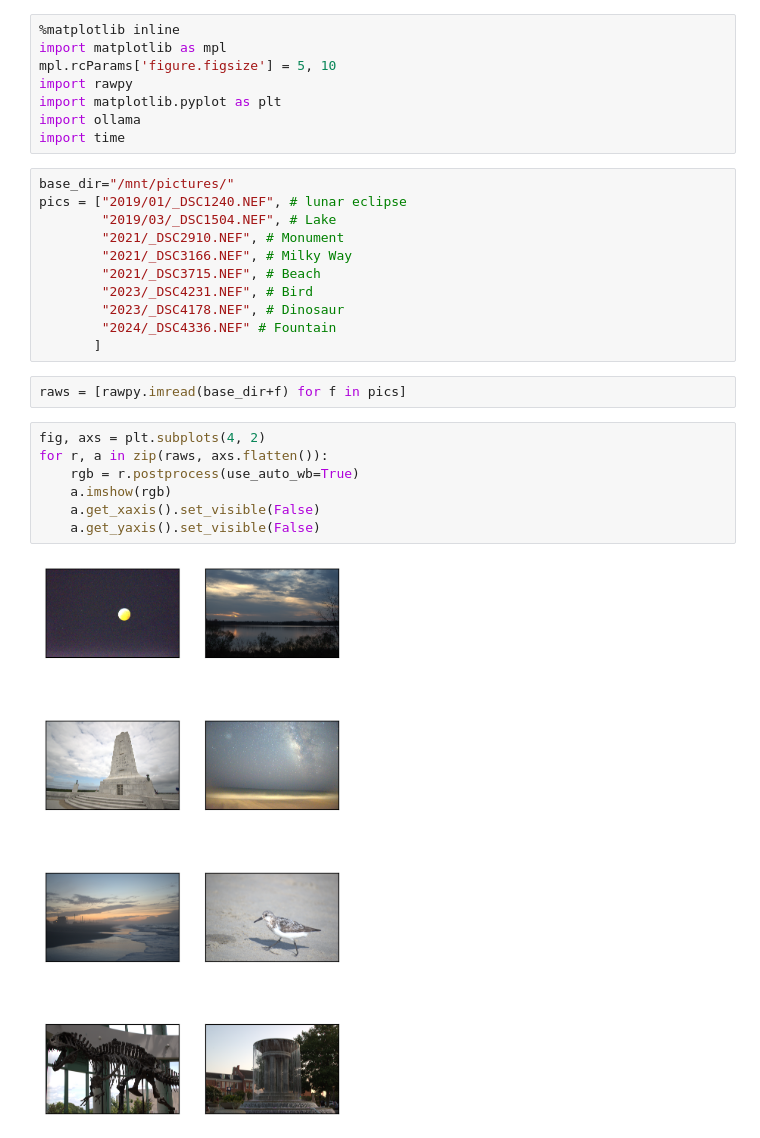
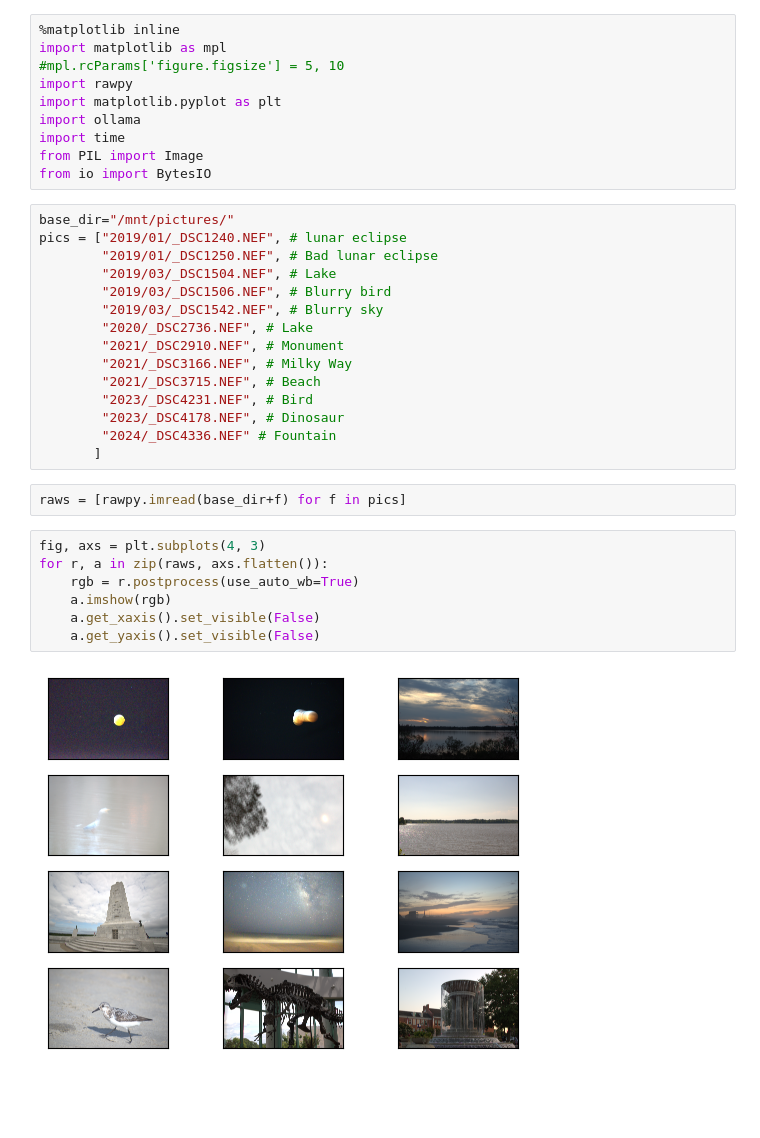
Before and after one commit to nwbvt/curator, a Jupyter notebook: ModelEvaluation.ipynb, the cells around one changed output. Cells and saved outputs as stored; diff of their text form; blank space fills up the shorter version.

```diff
--- a/ModelEvaluation.ipynb
+++ b/ModelEvaluation.ipynb
@@ -1,15 +1,21 @@
 # %%
 %matplotlib inline
 import matplotlib as mpl
-mpl.rcParams['figure.figsize'] = 5, 10
+#mpl.rcParams['figure.figsize'] = 5, 10
 import rawpy
 import matplotlib.pyplot as plt
 import ollama
 import time
+from PIL import Image
+from io import BytesIO
 # %%
 base_dir="/mnt/pictures/"
 pics = ["2019/01/_DSC1240.NEF", # lunar eclipse
+        "2019/01/_DSC1250.NEF", # Bad lunar eclipse
         "2019/03/_DSC1504.NEF", # Lake
+        "2019/03/_DSC1506.NEF", # Blurry bird
+        "2019/03/_DSC1542.NEF", # Blurry sky
+        "2020/_DSC2736.NEF", # Lake
         "2021/_DSC2910.NEF", # Monument
         "2021/_DSC3166.NEF", # Milky Way
         "2021/_DSC3715.NEF", # Beach
@@ -20,11 +26,11 @@ pics = ["2019/01/_DSC1240.NEF", # lunar eclipse
 # %%
 raws = [rawpy.imread(base_dir+f) for f in pics]
 # %%
-fig, axs = plt.subplots(4, 2)
+fig, axs = plt.subplots(4, 3)
 for r, a in zip(raws, axs.flatten()):
     rgb = r.postprocess(use_auto_wb=True)
     a.imshow(rgb)
     a.get_xaxis().set_visible(False)
     a.get_yaxis().set_visible(False)
 # %% [output]
-[figure, old version]
+[figure, new version]
```
Also changed, not shown: parts of 2 cells of this notebook.
